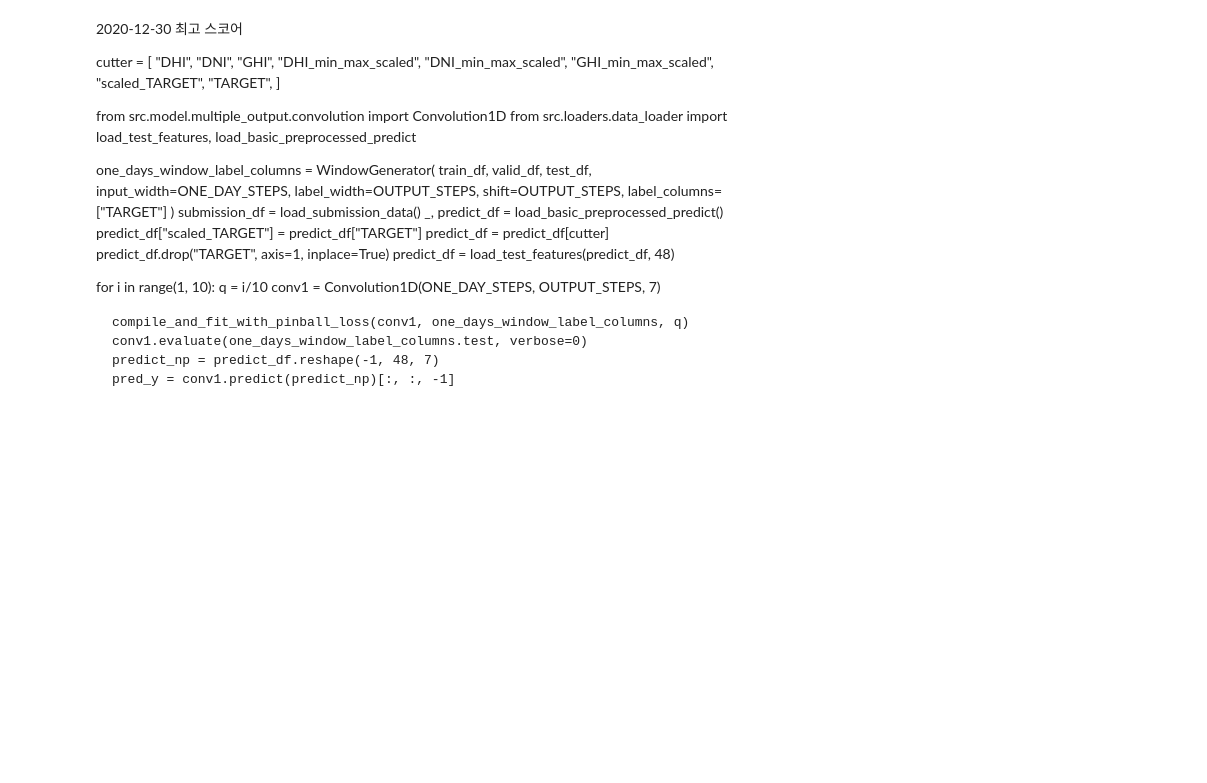
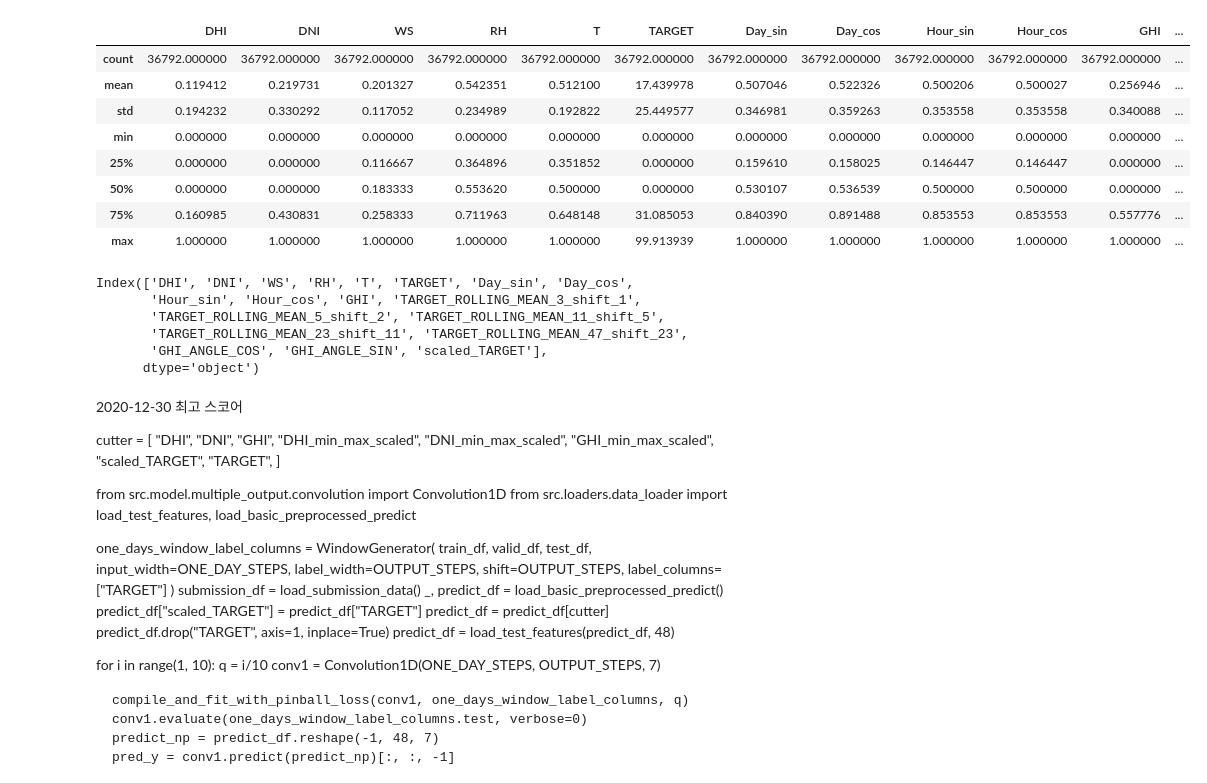
Before and after one commit to parkjuida/dacon, a Jupyter notebook: 235680/runner.ipynb, the cells around one changed output. Saved outputs shown, nothing was run; the diff lists cells and outputs as text; code cells hidden in the pictures; blank space fills up the shorter version.

```diff
--- a/235680/runner.ipynb
+++ b/235680/runner.ipynb
@@ -49,3 +72,25 @@ train_df
+# %%
+from src.preprocessors.add_columns import add_min_max_scaled
+train_df.describe()
+# %% [output]
+|  | DHI | DNI | WS | RH | T | TARGET | Day_sin | Day_cos | Hour_sin | Hour_cos | GHI | ... |
+| count | 36792.000000 | 36792.000000 | 36792.000000 | 36792.000000 | 36792.000000 | 36792.000000 | 36792.000000 | 36792.000000 | 36792.000000 | 36792.000000 | 36792.000000 | ... |
+| mean | 0.119412 | 0.219731 | 0.201327 | 0.542351 | 0.512100 | 17.439978 | 0.507046 | 0.522326 | 0.500206 | 0.500027 | 0.256946 | ... |
+| std | 0.194232 | 0.330292 | 0.117052 | 0.234989 | 0.192822 | 25.449577 | 0.346981 | 0.359263 | 0.353558 | 0.353558 | 0.340088 | ... |
+| min | 0.000000 | 0.000000 | 0.000000 | 0.000000 | 0.000000 | 0.000000 | 0.000000 | 0.000000 | 0.000000 | 0.000000 | 0.000000 | ... |
+| 25% | 0.000000 | 0.000000 | 0.116667 | 0.364896 | 0.351852 | 0.000000 | 0.159610 | 0.158025 | 0.146447 | 0.146447 | 0.000000 | ... |
+| 50% | 0.000000 | 0.000000 | 0.183333 | 0.553620 | 0.500000 | 0.000000 | 0.530107 | 0.536539 | 0.500000 | 0.500000 | 0.000000 | ... |
+| 75% | 0.160985 | 0.430831 | 0.258333 | 0.711963 | 0.648148 | 31.085053 | 0.840390 | 0.891488 | 0.853553 | 0.853553 | 0.557776 | ... |
+| max | 1.000000 | 1.000000 | 1.000000 | 1.000000 | 1.000000 | 99.913939 | 1.000000 | 1.000000 | 1.000000 | 1.000000 | 1.000000 | ... |
+# %%
+train_df.columns
+# %% [output]
+Index(['DHI', 'DNI', 'WS', 'RH', 'T', 'TARGET', 'Day_sin', 'Day_cos',
+       'Hour_sin', 'Hour_cos', 'GHI', 'TARGET_ROLLING_MEAN_3_shift_1',
+       'TARGET_ROLLING_MEAN_5_shift_2', 'TARGET_ROLLING_MEAN_11_shift_5',
+       'TARGET_ROLLING_MEAN_23_shift_11', 'TARGET_ROLLING_MEAN_47_shift_23',
+       'GHI_ANGLE_COS', 'GHI_ANGLE_SIN', 'scaled_TARGET'],
+      dtype='object')
 # %% [markdown]
 2020-12-30 최고 스코어
 
```
Also changed, not shown: parts of 13 cells of this notebook, 11 other files.
